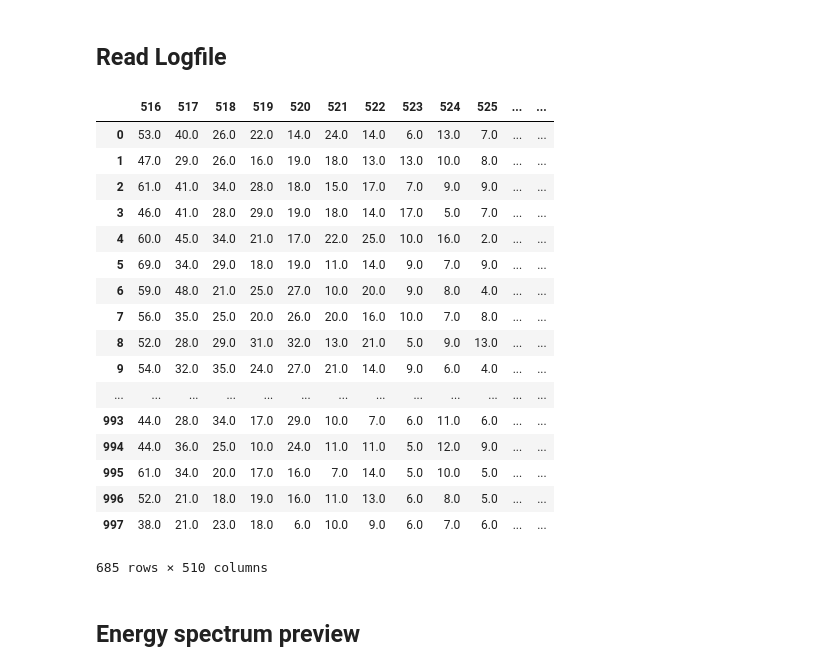
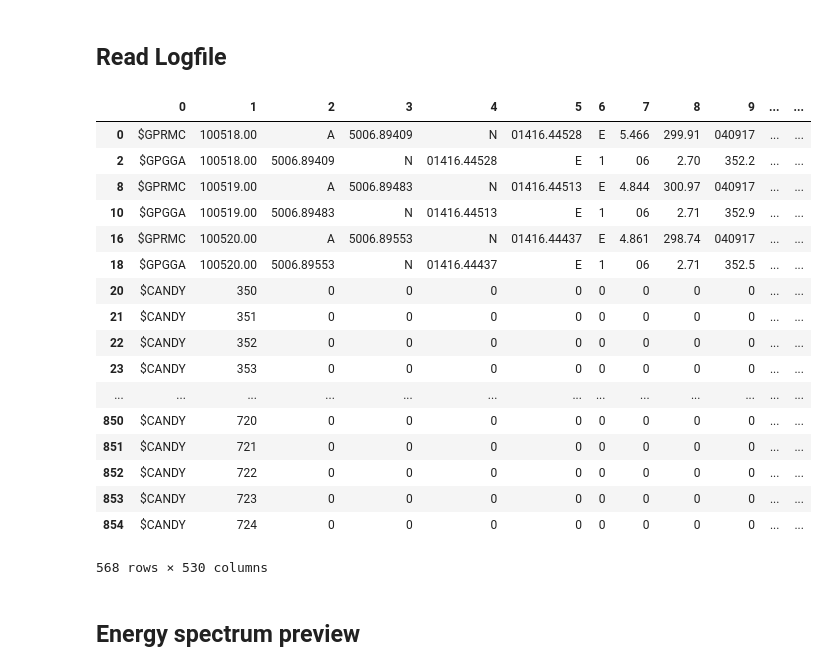
Before and after one commit to ODZ-UJF-AV-CR/AIRDOS-parser, a Jupyter notebook: AIRDOS4_calibration.ipynb, the cells around one changed output. Cells and saved outputs as stored; diff of their text form; code cells hidden in the pictures.

```diff
--- a/AIRDOS4_calibration.ipynb
+++ b/AIRDOS4_calibration.ipynb
@@ -18,7 +18,7 @@ Populating the interactive namespace from numpy and matplotlib
 # %%
 fto = './data/DATALOG.TXT' #  File to Open
 l=[]
-l.extend(range(0,1032))
+l.extend(range(0,530))
 df = pd.read_table(fto, sep=',', header=None, names=l, comment='*')
 
 #
@@ -42,27 +42,27 @@ df.drop(df[df[0]=='$GPGSV'].index, inplace=True)
 
 #df
 # %%
-df.iloc[:,516:1026]
-#df
+#df.iloc[:,516:1026]
+df
 # %% [output]
-|  | 516 | 517 | 518 | 519 | 520 | 521 | 522 | 523 | 524 | 525 | ... | ... |
-| 0 | 53.0 | 40.0 | 26.0 | 22.0 | 14.0 | 24.0 | 14.0 | 6.0 | 13.0 | 7.0 | ... | ... |
-| 1 | 47.0 | 29.0 | 26.0 | 16.0 | 19.0 | 18.0 | 13.0 | 13.0 | 10.0 | 8.0 | ... | ... |
-| 2 | 61.0 | 41.0 | 34.0 | 28.0 | 18.0 | 15.0 | 17.0 | 7.0 | 9.0 | 9.0 | ... | ... |
-| 3 | 46.0 | 41.0 | 28.0 | 29.0 | 19.0 | 18.0 | 14.0 | 17.0 | 5.0 | 7.0 | ... | ... |
-| 4 | 60.0 | 45.0 | 34.0 | 21.0 | 17.0 | 22.0 | 25.0 | 10.0 | 16.0 | 2.0 | ... | ... |
-| 5 | 69.0 | 34.0 | 29.0 | 18.0 | 19.0 | 11.0 | 14.0 | 9.0 | 7.0 | 9.0 | ... | ... |
-| 6 | 59.0 | 48.0 | 21.0 | 25.0 | 27.0 | 10.0 | 20.0 | 9.0 | 8.0 | 4.0 | ... | ... |
-| 7 | 56.0 | 35.0 | 25.0 | 20.0 | 26.0 | 20.0 | 16.0 | 10.0 | 7.0 | 8.0 | ... | ... |
-| 8 | 52.0 | 28.0 | 29.0 | 31.0 | 32.0 | 13.0 | 21.0 | 5.0 | 9.0 | 13.0 | ... | ... |
-| 9 | 54.0 | 32.0 | 35.0 | 24.0 | 27.0 | 21.0 | 14.0 | 9.0 | 6.0 | 4.0 | ... | ... |
+|  | 0 | 1 | 2 | 3 | 4 | 5 | 6 | 7 | 8 | 9 | ... | ... |
+| 0 | $GPRMC | 100518.00 | A | 5006.89409 | N | 01416.44528 | E | 5.466 | 299.91 | 040917 | ... | ... |
+| 2 | $GPGGA | 100518.00 | 5006.89409 | N | 01416.44528 | E | 1 | 06 | 2.70 | 352.2 | ... | ... |
+| 8 | $GPRMC | 100519.00 | A | 5006.89483 | N | 01416.44513 | E | 4.844 | 300.97 | 040917 | ... | ... |
+| 10 | $GPGGA | 100519.00 | 5006.89483 | N | 01416.44513 | E | 1 | 06 | 2.71 | 352.9 | ... | ... |
+| 16 | $GPRMC | 100520.00 | A | 5006.89553 | N | 01416.44437 | E | 4.861 | 298.74 | 040917 | ... | ... |
+| 18 | $GPGGA | 100520.00 | 5006.89553 | N | 01416.44437 | E | 1 | 06 | 2.71 | 352.5 | ... | ... |
+| 20 | $CANDY | 350 | 0 | 0 | 0 | 0 | 0 | 0 | 0 | 0 | ... | ... |
+| 21 | $CANDY | 351 | 0 | 0 | 0 | 0 | 0 | 0 | 0 | 0 | ... | ... |
+| 22 | $CANDY | 352 | 0 | 0 | 0 | 0 | 0 | 0 | 0 | 0 | ... | ... |
+| 23 | $CANDY | 353 | 0 | 0 | 0 | 0 | 0 | 0 | 0 | 0 | ... | ... |
 | ... | ... | ... | ... | ... | ... | ... | ... | ... | ... | ... | ... | ... |
-| 993 | 44.0 | 28.0 | 34.0 | 17.0 | 29.0 | 10.0 | 7.0 | 6.0 | 11.0 | 6.0 | ... | ... |
-| 994 | 44.0 | 36.0 | 25.0 | 10.0 | 24.0 | 11.0 | 11.0 | 5.0 | 12.0 | 9.0 | ... | ... |
-| 995 | 61.0 | 34.0 | 20.0 | 17.0 | 16.0 | 7.0 | 14.0 | 5.0 | 10.0 | 5.0 | ... | ... |
-| 996 | 52.0 | 21.0 | 18.0 | 19.0 | 16.0 | 11.0 | 13.0 | 6.0 | 8.0 | 5.0 | ... | ... |
-| 997 | 38.0 | 21.0 | 23.0 | 18.0 | 6.0 | 10.0 | 9.0 | 6.0 | 7.0 | 6.0 | ... | ... |
+| 850 | $CANDY | 720 | 0 | 0 | 0 | 0 | 0 | 0 | 0 | 0 | ... | ... |
+| 851 | $CANDY | 721 | 0 | 0 | 0 | 0 | 0 | 0 | 0 | 0 | ... | ... |
+| 852 | $CANDY | 722 | 0 | 0 | 0 | 0 | 0 | 0 | 0 | 0 | ... | ... |
+| 853 | $CANDY | 723 | 0 | 0 | 0 | 0 | 0 | 0 | 0 | 0 | ... | ... |
+| 854 | $CANDY | 724 | 0 | 0 | 0 | 0 | 0 | 0 | 0 | 0 | ... | ... |
-685 rows × 510 columns
+568 rows × 530 columns
 # %% [markdown]
 ## Energy spectrum preview
 # %%
```
Also changed, not shown: parts of 4 cells of this notebook, 2 other files.
